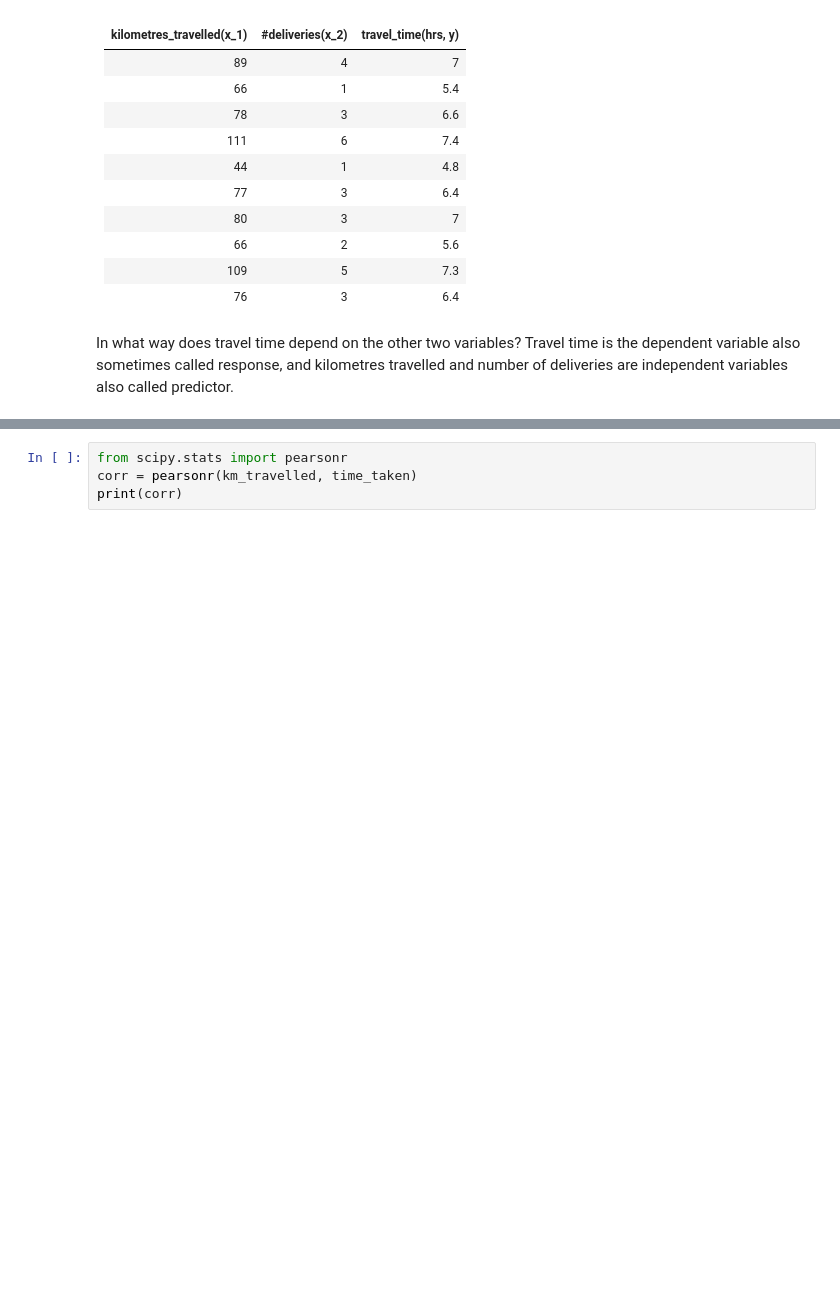
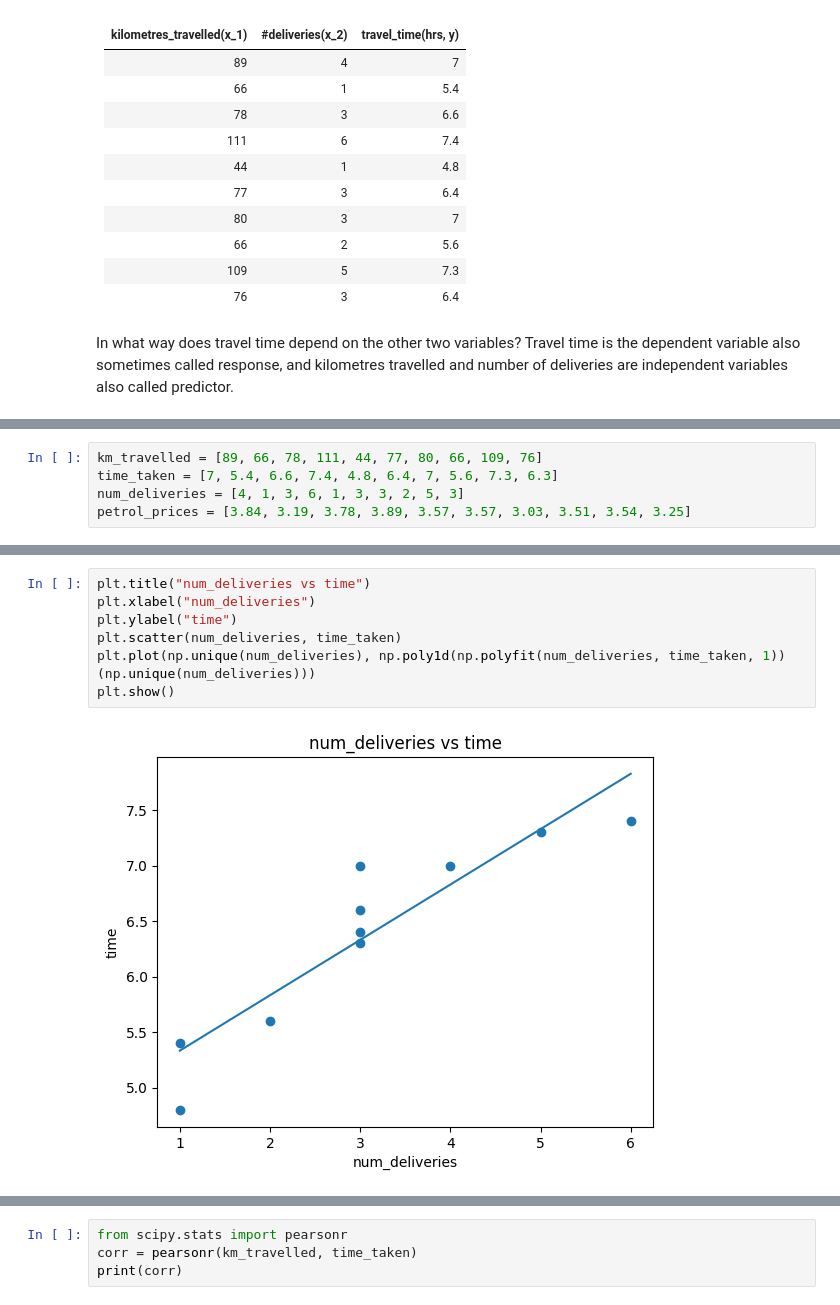
Before and after one commit to johnloane/sd4_dav_26, a Jupyter notebook: MLR/MLR_Mon.ipynb, the cells around one changed output, grey strips where cells are left out. Saved outputs shown, nothing was run; the diff lists cells and outputs as text; blank space fills up the shorter version.

```diff
--- a/MLR/MLR_Mon.ipynb
+++ b/MLR/MLR_Mon.ipynb
@@ -191,0 +110,5 @@ Again this is good. No correlation.
+# %%
+km_travelled = [89, 66, 78, 111, 44, 77, 80, 66, 109, 76]
+time_taken = [7, 5.4, 6.6, 7.4, 4.8, 6.4, 7, 5.6, 7.3, 6.3]
+num_deliveries = [4, 1, 3, 6, 1, 3, 3, 2, 5, 3]
+petrol_prices = [3.84, 3.19, 3.78, 3.89, 3.57, 3.57, 3.03, 3.51, 3.54, 3.25]
@@ -191,0 +136,9 @@ Again this is good. No correlation.
+# %%
+plt.title("num_deliveries vs time")
+plt.xlabel("num_deliveries")
+plt.ylabel("time")
+plt.scatter(num_deliveries, time_taken)
+plt.plot(np.unique(num_deliveries), np.poly1d(np.polyfit(num_deliveries, time_taken, 1))(np.unique(num_deliveries)))
+plt.show()
+# %% [output]
+[figure, added]
```
Also changed, not shown: parts of 63 cells of this notebook.
